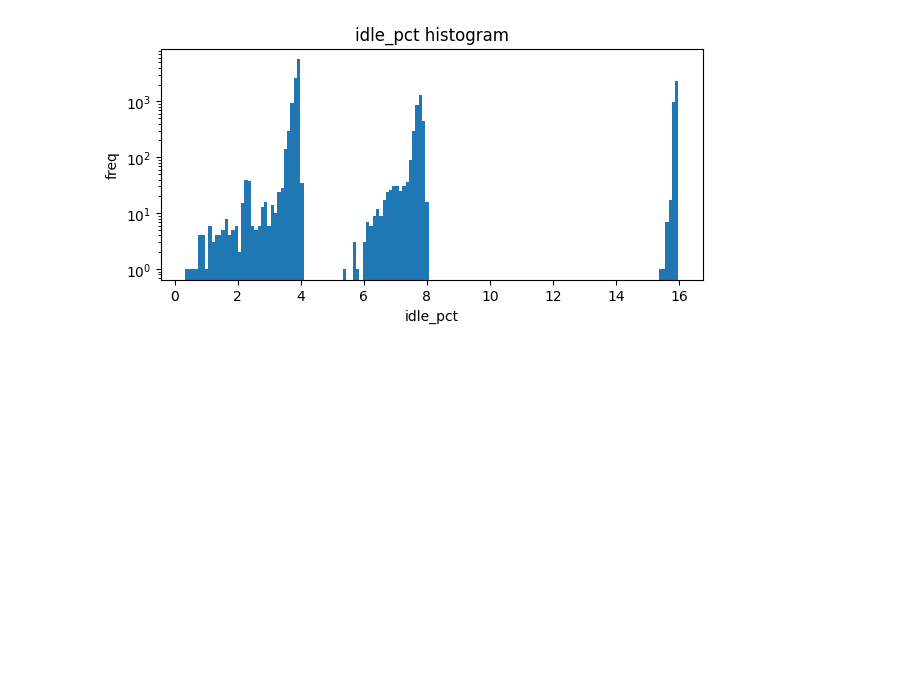
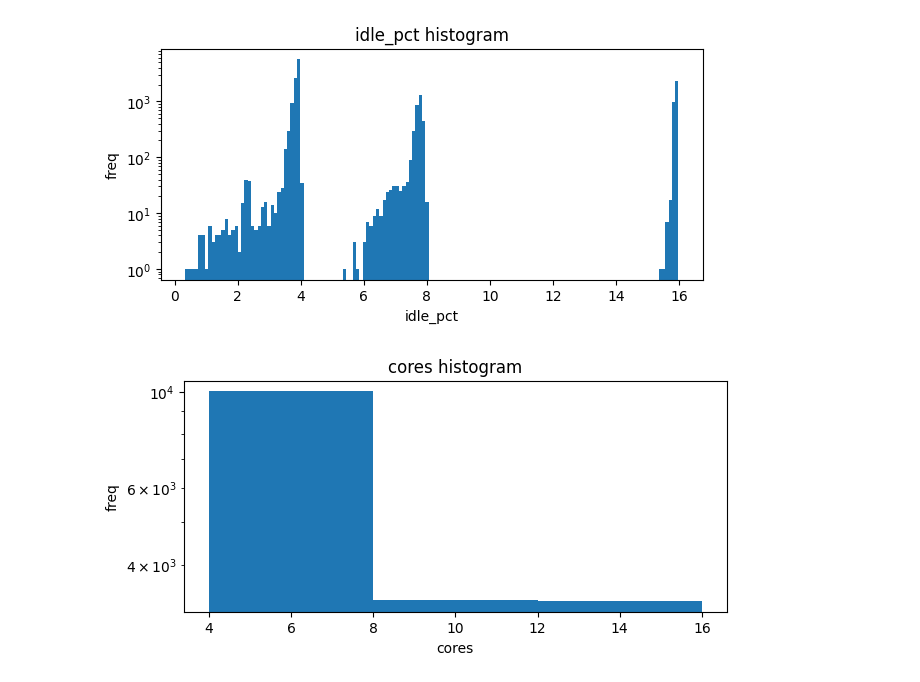
Before and after one commit to ModifiedBear/DSC-Datathon, a Jupyter notebook: cpu_histogram.ipynb, the cells around one changed output. Cells and saved outputs as stored; diff of their text form; code cells hidden in the pictures; blank space fills up the shorter version.

```diff
--- a/cpu_histogram.ipynb
+++ b/cpu_histogram.ipynb
@@ -32,3 +32,7 @@ fig = plot_histogram(cpu_df.system_pct, bns=150, logscale=True)
 fig = plot_histogram(cpu_df.idle_pct, bns=150, logscale=True)
 # %% [output]
 [figure]
+# %%
+fig = plot_histogram(cpu_df.cores, bns=3, logscale=True)# should be 3 bins
+# %% [output]
+[figure, added]
```
